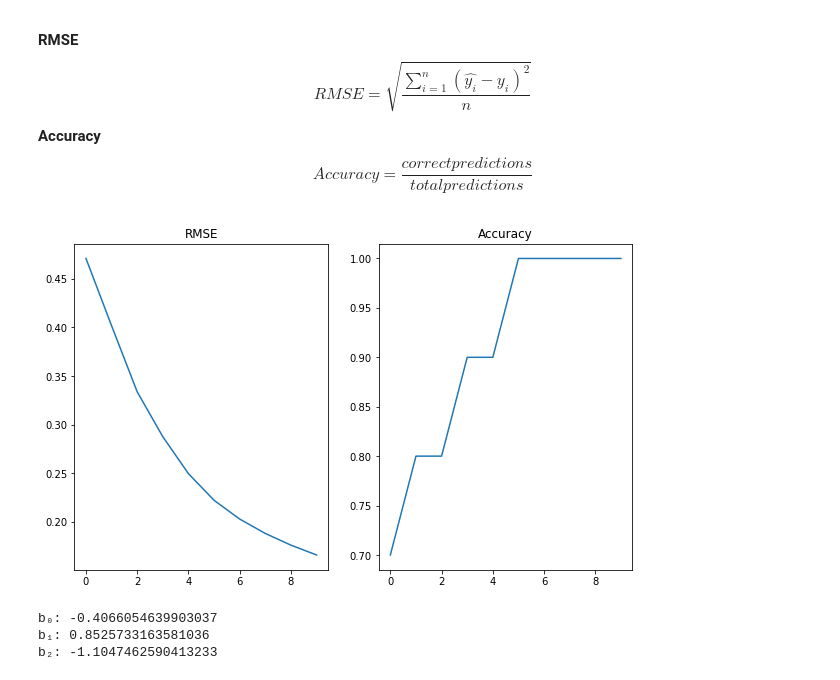
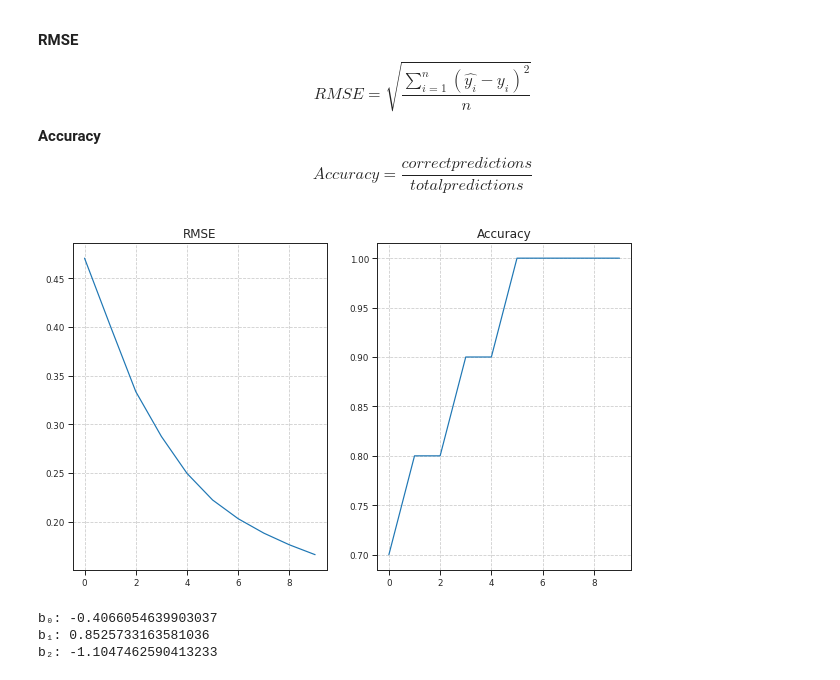
Before and after one commit to muscak/Master-Machine-Learning-Algorithms, a Jupyter notebook: Linear-Algorithms/Logistic-Regression/Logistic Regression.ipynb, the cells around one changed output. Cells and saved outputs as stored; diff of their text form; code cells hidden in the pictures.

```diff
--- a/Linear-Algorithms/Logistic-Regression/Logistic Regression.ipynb
+++ b/Linear-Algorithms/Logistic-Regression/Logistic Regression.ipynb
@@ -95,6 +95,8 @@ df
 | 8 | 8.675419 | -0.242069 | 1 |
 | 9 | 7.673756 | 3.508563 | 1 |
 # %%
+sb.set_style("ticks",{'axes.grid' : True})
+sb.set_context("paper", rc={"font.size":12,"axes.titlesize":12,"axes.labelsize":14})
 sb.scatterplot(data=df, x='x1', y='x2', hue='y')
 plt.show()
 # %% [output]
@@ -185,16 +187,18 @@ $$Accuracy = \frac{correct predictions}{total predictions}$$
 # %%
 plt.figure(figsize=(10,6))
 plt.subplot(1,2,1)
 plt.plot(rmse)
 plt.title('RMSE', fontsize=12)
+plt.grid(linestyle = '--')
 
 plt.subplot(1,2,2)
 plt.plot(accuracy)
 plt.title('Accuracy', fontsize=12)
+plt.grid(linestyle = '--')
 
 plt.show()
 # %% [output]
-[figure, old version]
+[figure, new version]
 # %%
 print('b\N{SUBSCRIPT ZERO}:', b0)
 print('b\N{SUBSCRIPT ONE}:', b1)
```
Also changed, not shown: parts of 40 cells of this notebook.
